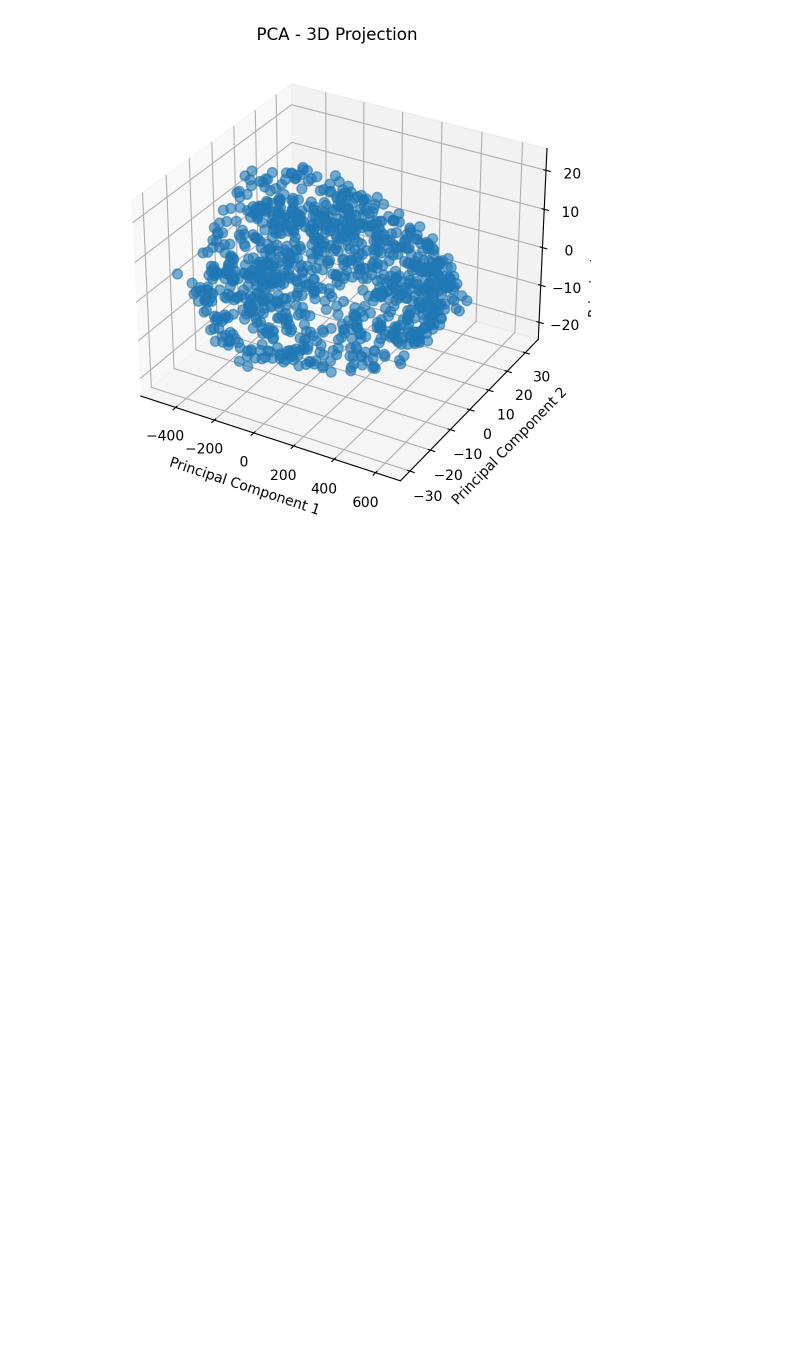
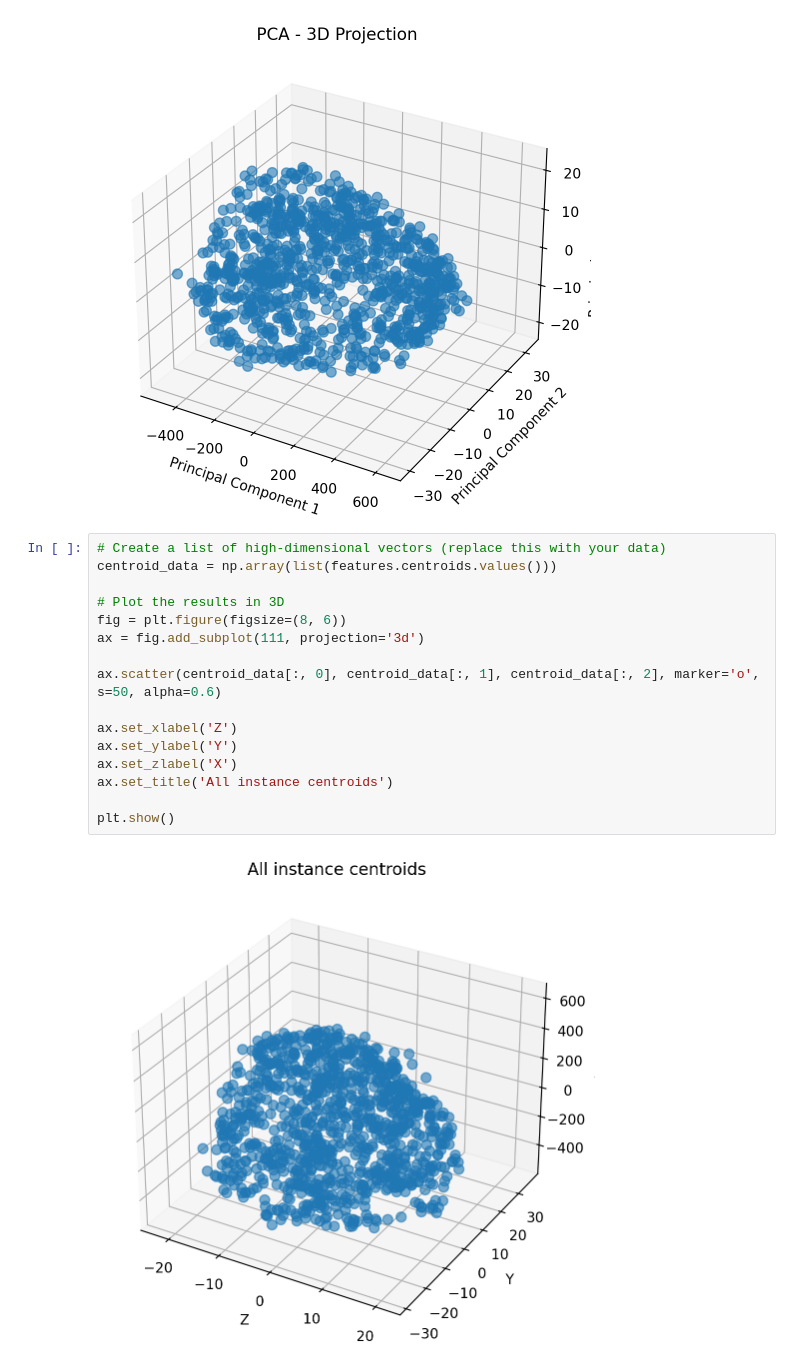
Before and after one commit to chrzzl/stardist, a Jupyter notebook: examples/worms/main.ipynb, the cells around one changed output. Cells and saved outputs as stored; diff of their text form; blank space fills up the shorter version.

Commit message:
create plot instance method

```diff
--- a/examples/worms/main.ipynb
+++ b/examples/worms/main.ipynb
@@ -356,6 +358,24 @@ plt.show()
 # %% [output]
 (1026, 9)
 [figure]
+# %%
+# Create a list of high-dimensional vectors (replace this with your data)
+centroid_data = np.array(list(features.centroids.values()))
+
+# Plot the results in 3D
+fig = plt.figure(figsize=(8, 6))
+ax = fig.add_subplot(111, projection='3d')
+
+ax.scatter(centroid_data[:, 0], centroid_data[:, 1], centroid_data[:, 2], marker='o', s=50, alpha=0.6)
+
+ax.set_xlabel('Z')
+ax.set_ylabel('Y')
+ax.set_zlabel('X')
+ax.set_title('All instance centroids')
+
+plt.show()
+# %% [output]
+[figure, added]
 # %% [markdown]
 # 3. Nuclei Grouping
 
```
Also changed, not shown: parts of 12 cells of this notebook.
